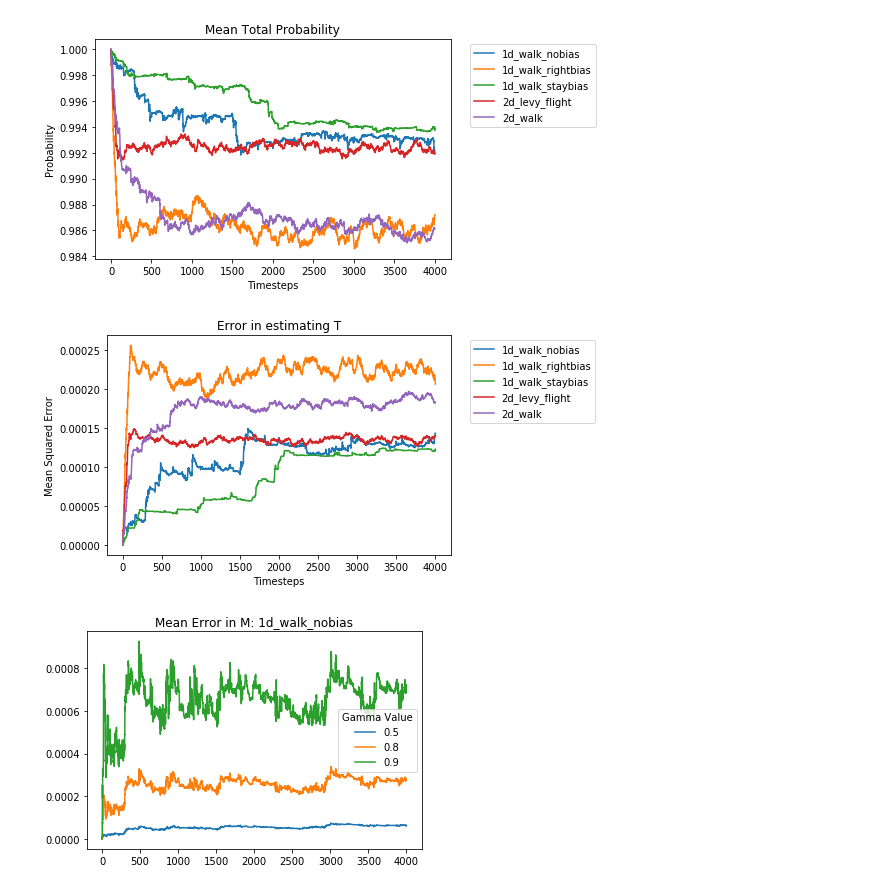
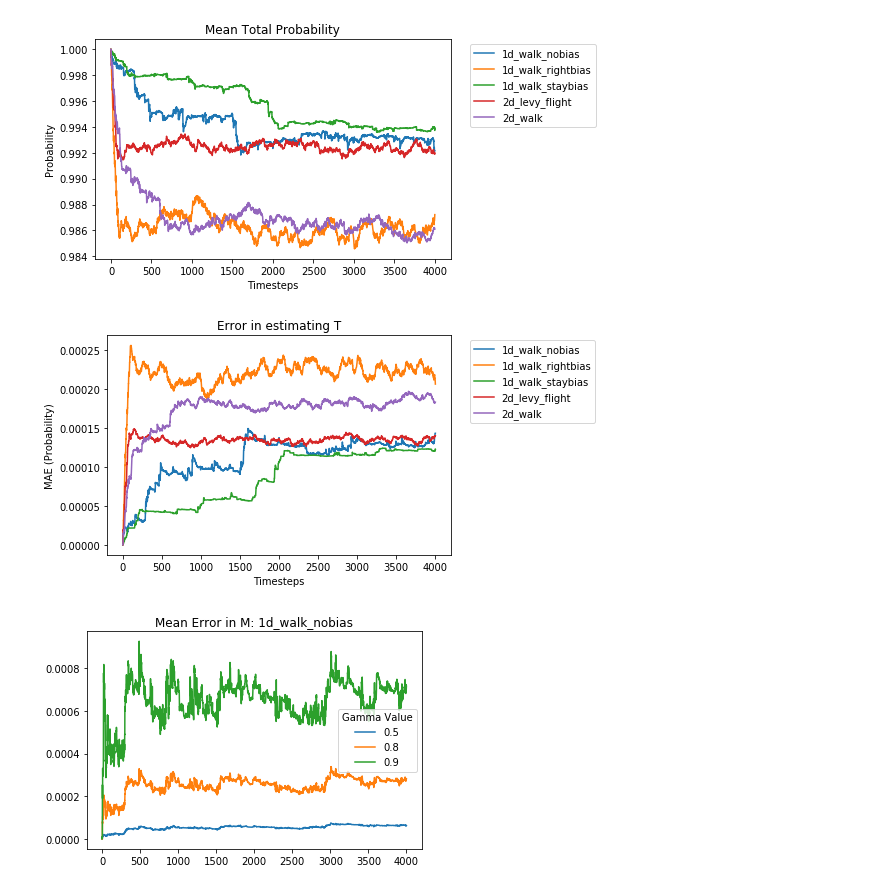
Before and after one commit to chingf/sr-project, a Jupyter notebook: 01_make_figures.ipynb, the cells around one changed output. Cells and saved outputs as stored; diff of their text form; code cells hidden in the pictures.

```diff
--- a/01_make_figures.ipynb
+++ b/01_make_figures.ipynb
@@ -29,16 +29,16 @@ plt.show()
 # %%
 plt.figure(figsize=(8,4))
 for name, dic in zip(names, dicts):
     plt.plot(dic['T_error'], label=name[:-2])
 plt.title("Error in estimating T")
 plt.xlabel("Timesteps")
-plt.ylabel("Mean Squared Error")
+plt.ylabel("MAE (Probability)")
 plt.legend(bbox_to_anchor=(1.04,1), loc="upper left")
 plt.tight_layout()
 plt.savefig("t_err.png", dpi=200)
 plt.show()
 # %% [output]
-[figure, old version]
+[figure, new version]
 # %%
 for name, dic in zip(names, dicts):
     plt.figure()
```
Also changed, not shown: parts of 1 cell of this notebook, 2 other files.
